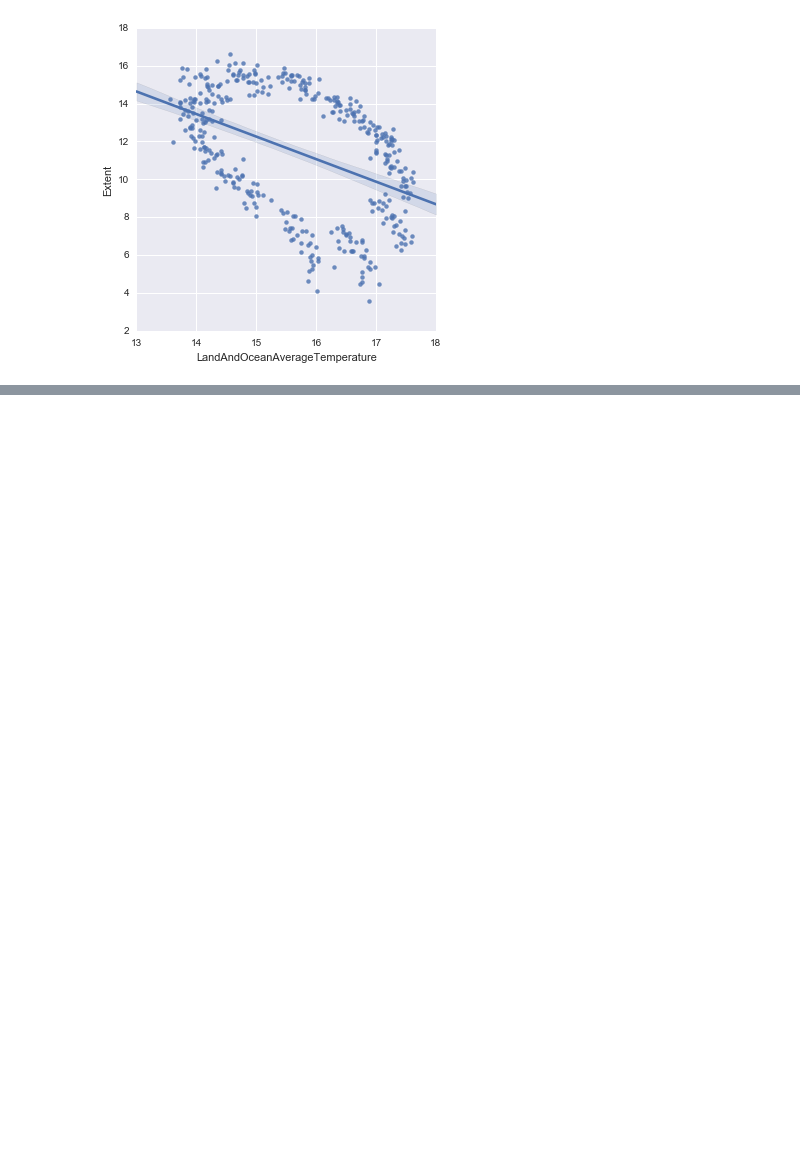
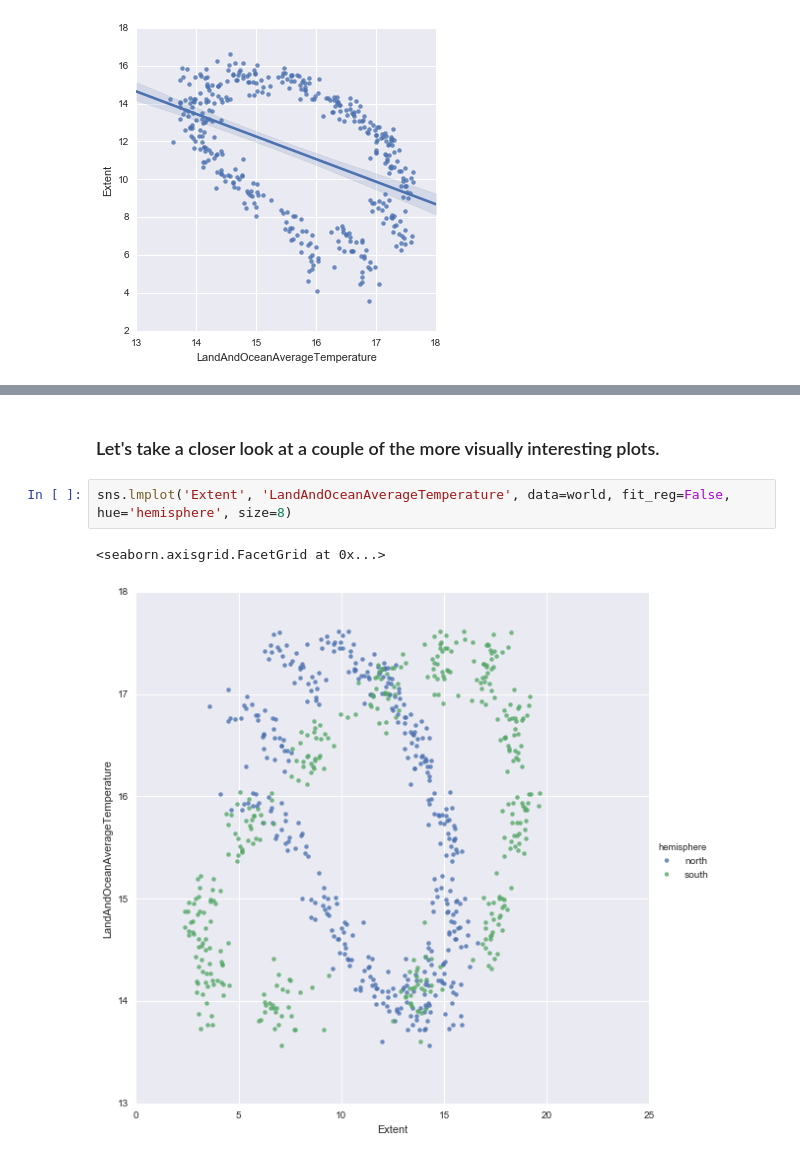
Before and after one commit to JustinRenneke/machine-learning-notebooks, a Jupyter notebook: Seaice/Seaice.ipynb, the cells around one changed output, grey strips where cells are left out. Saved outputs shown, nothing was run; the diff lists cells and outputs as text; blank space fills up the shorter version.

```diff
--- a/Seaice/Seaice.ipynb
+++ b/Seaice/Seaice.ipynb
@@ -182,0 +201,7 @@ sns.lmplot('LandAndOceanAverageTemperature', 'Extent', data=north, fit_reg=True)
+# %% [markdown]
+### Let's take a closer look at a couple of the more visually interesting plots.
+# %%
+sns.lmplot('Extent', 'LandAndOceanAverageTemperature', data=world, fit_reg=False, hue='hemisphere', size=8)
+# %% [output]
+<seaborn.axisgrid.FacetGrid at 0x...>
+[figure, added]
```
Also changed, not shown: parts of 34 cells of this notebook.
